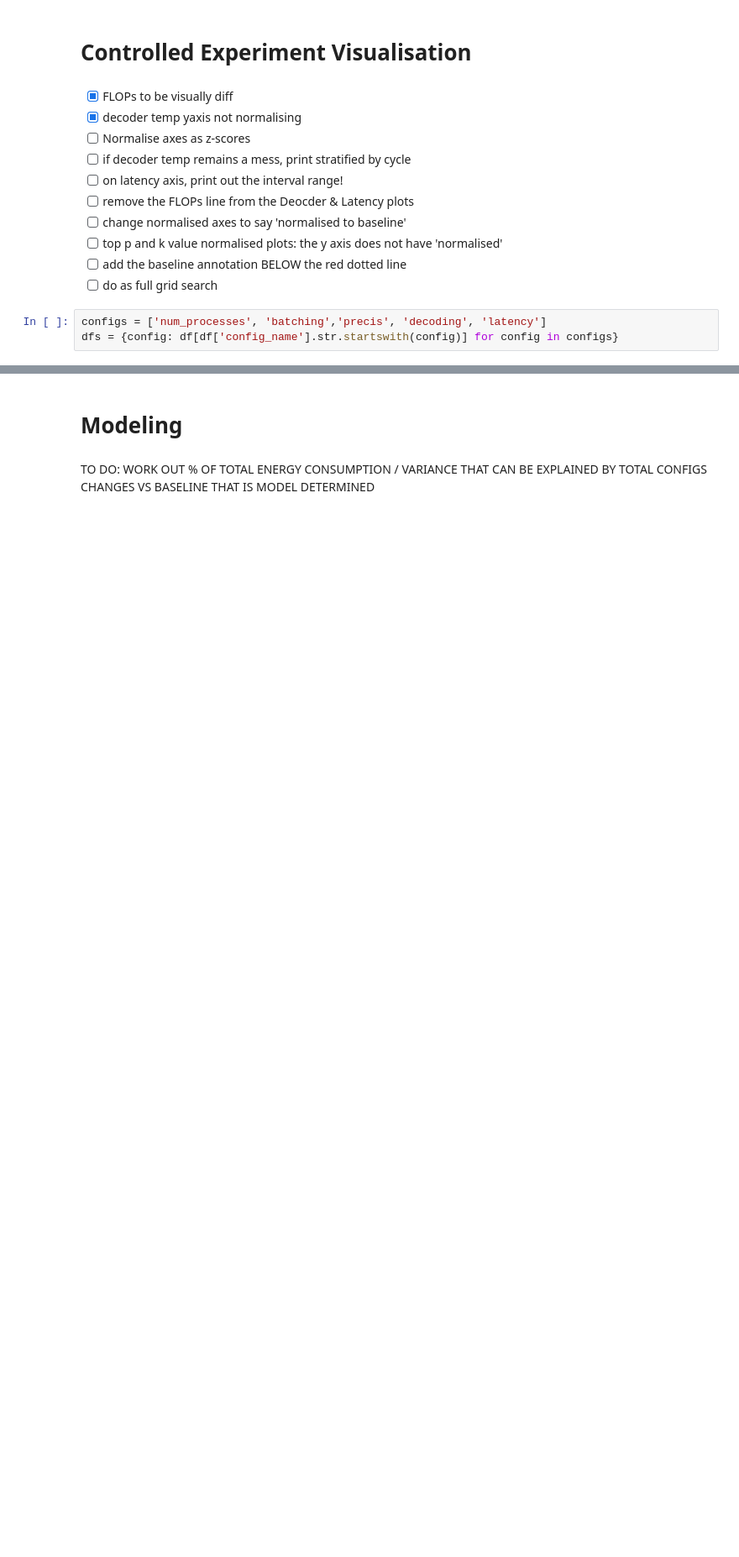
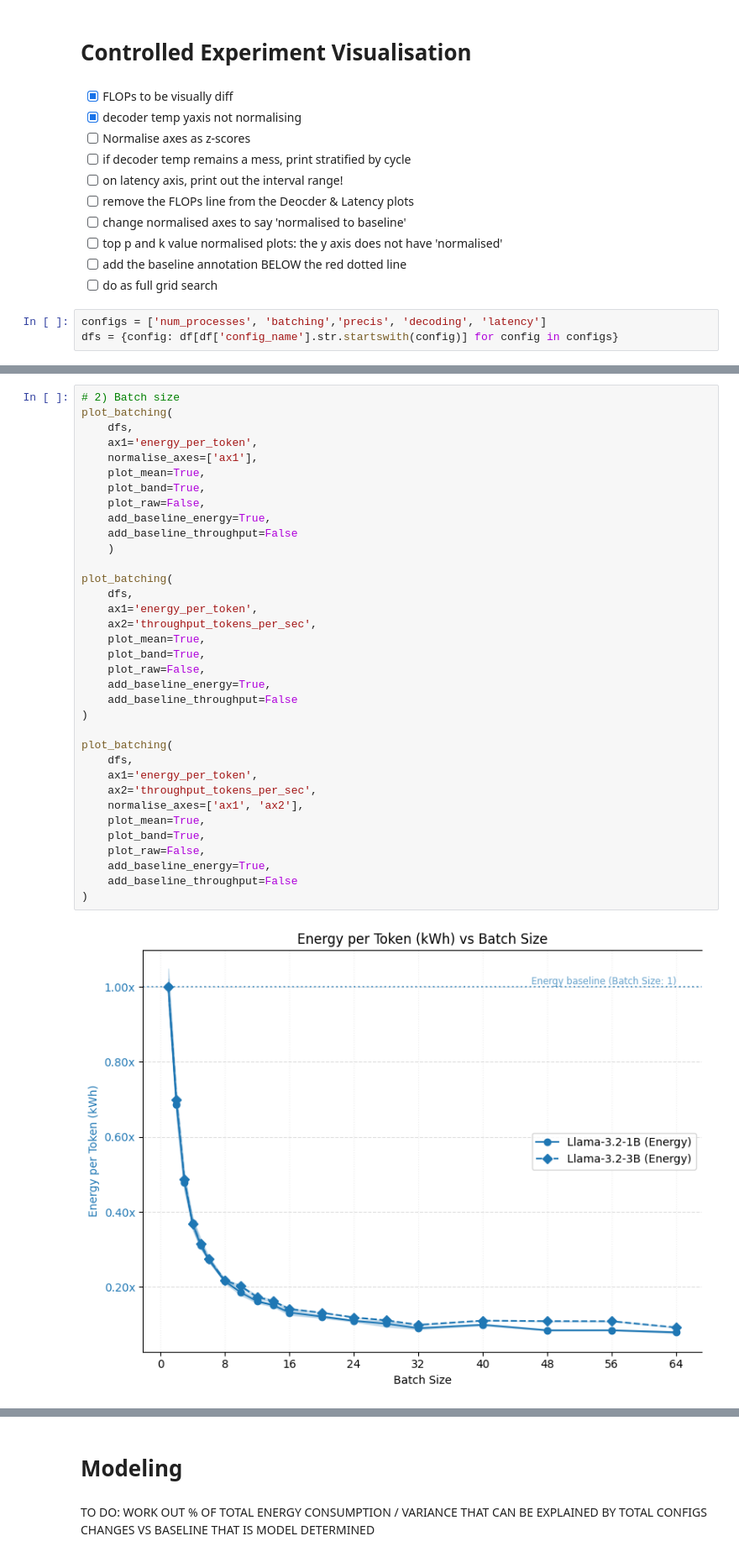
Before and after one commit to henrycgbaker/thesis_analysis, a Jupyter notebook: analysis_controlled_exp_multiple_runs.ipynb, the cells around one changed output, grey strips where cells are left out. Shown at 84% size. Cells and saved outputs as stored; diff of their text form; blank space fills up the shorter version.

```diff
--- a/analysis_controlled_exp_multiple_runs.ipynb
+++ b/analysis_controlled_exp_multiple_runs.ipynb
@@ -151,0 +139,37 @@ ModuleNotFoundError: No module named 'scripts.c_controlled_exp_viz_energy_throug
+# %%
+# 2) Batch size
+plot_batching(
+    dfs,
+    ax1='energy_per_token',
+    normalise_axes=['ax1'],
+    plot_mean=True,
+    plot_band=True,
+    plot_raw=False,
+    add_baseline_energy=True,
+    add_baseline_throughput=False
+    )
+
+plot_batching(
+    dfs,
+    ax1='energy_per_token',
+    ax2='throughput_tokens_per_sec',
+    plot_mean=True,
+    plot_band=True,
+    plot_raw=False,
+    add_baseline_energy=True,
+    add_baseline_throughput=False
+)
+
+plot_batching(
+    dfs,
+    ax1='energy_per_token',
+    ax2='throughput_tokens_per_sec',
+    normalise_axes=['ax1', 'ax2'],
+    plot_mean=True,
+    plot_band=True,
+    plot_raw=False,
+    add_baseline_energy=True,
+    add_baseline_throughput=False
+)
+# %% [output]
+[figure, added]
```
Also changed, not shown: parts of 6 cells of this notebook, 1 other file.
